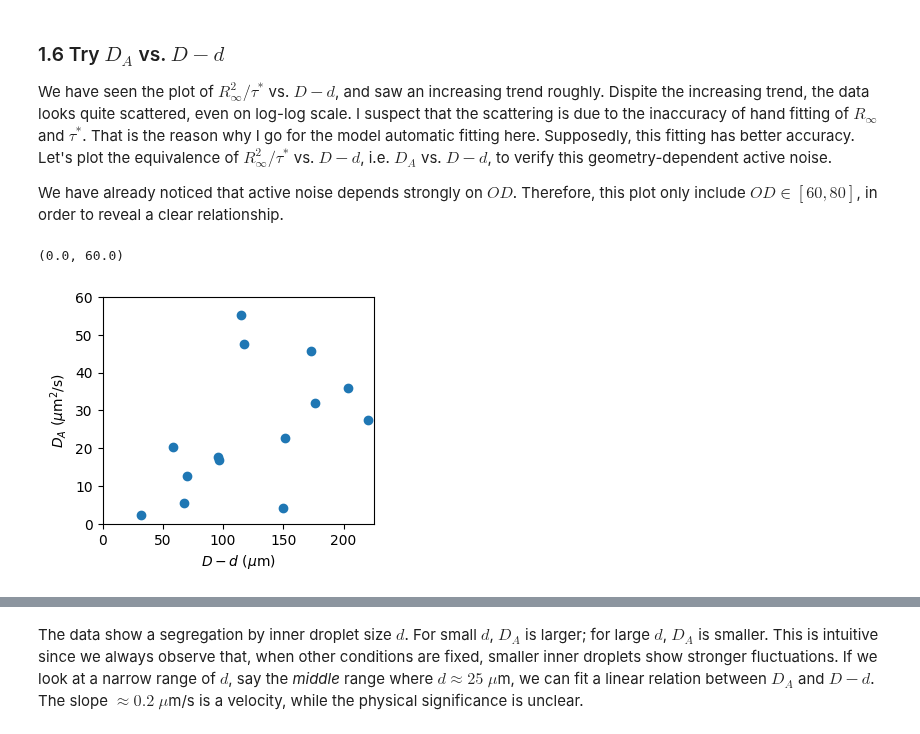
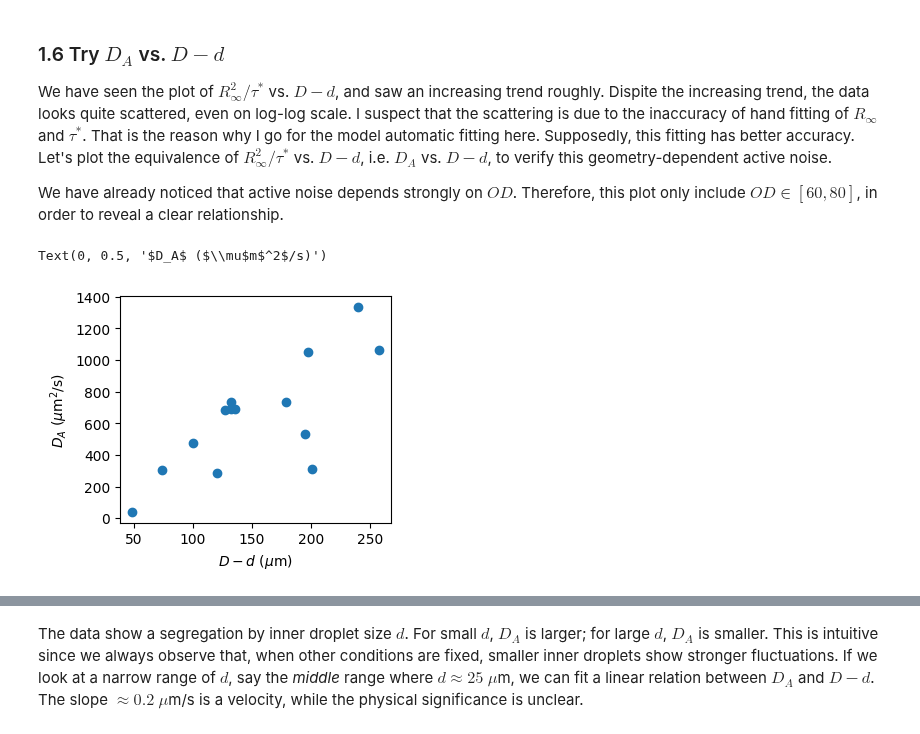
Before and after one commit to ZLoverty/DE, a Jupyter notebook: Code/DE data analysis.ipynb, the cells around one changed output, grey strips where cells are left out. Cells and saved outputs as stored; diff of their text form; code cells hidden in the pictures.

```diff
--- a/Code/DE data analysis.ipynb
+++ b/Code/DE data analysis.ipynb
@@ -229,18 +229,18 @@ We have already noticed that active noise depends strongly on $OD$. Therefore, t
 # %%
 log2 = log1.loc[(log1.OD>=60)&(log1.OD<=80)]
 log2 = log2.loc[~np.isnan(log2.t2)]
 plt.figure(figsize=(3.5, 3), dpi=100)
-plt.scatter(log2.D-log2.d, log2.DA_fit)
+plt.scatter(log2.D, log2.DA_fit*log2.d)
 # for num, i in log2.iterrows():
 #     plt.annotate(i["d"], (i.D-i.d, i.DA_fit))
 # plt.loglog()
 plt.xlabel("$D-d$ ($\mu$m)")
 plt.ylabel("$D_A$ ($\mu$m$^2$/s)")
-plt.xlim([0, 225])
-plt.ylim([0, 60])
+# plt.xlim([0, 225])
+# plt.ylim([0, 60])
 # %% [output]
-(0.0, 60.0)
+Text(0, 0.5, '$D_A$ ($\\mu$m$^2$/s)')
-[figure, old version]
+[figure, new version]
 # %% [markdown]
 This is again, more of scattered data than an increasing trend. To understand this data, we annotate the corresponding inner droplet diameter beside each data points:
 
```
Also changed, not shown: 8 other files.
